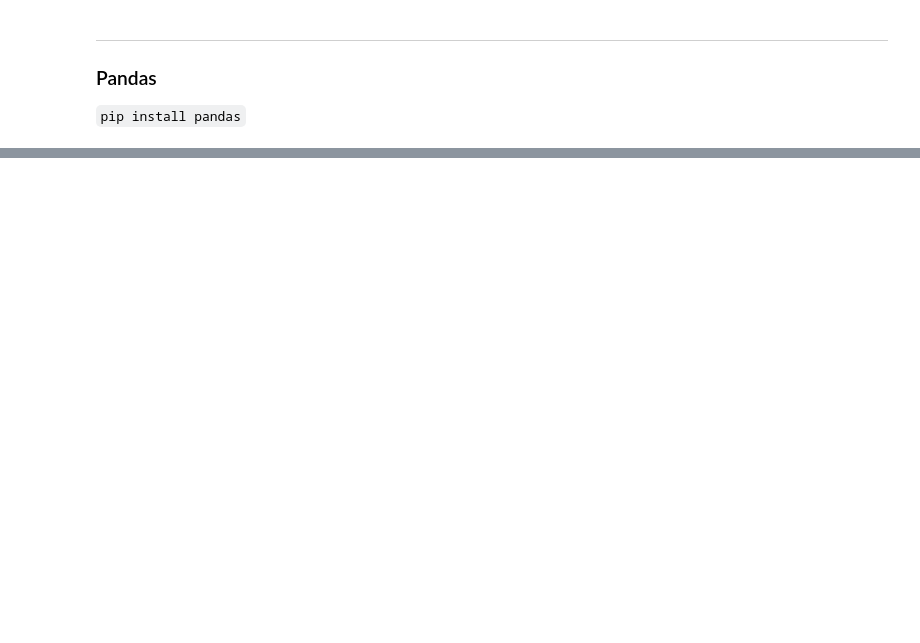
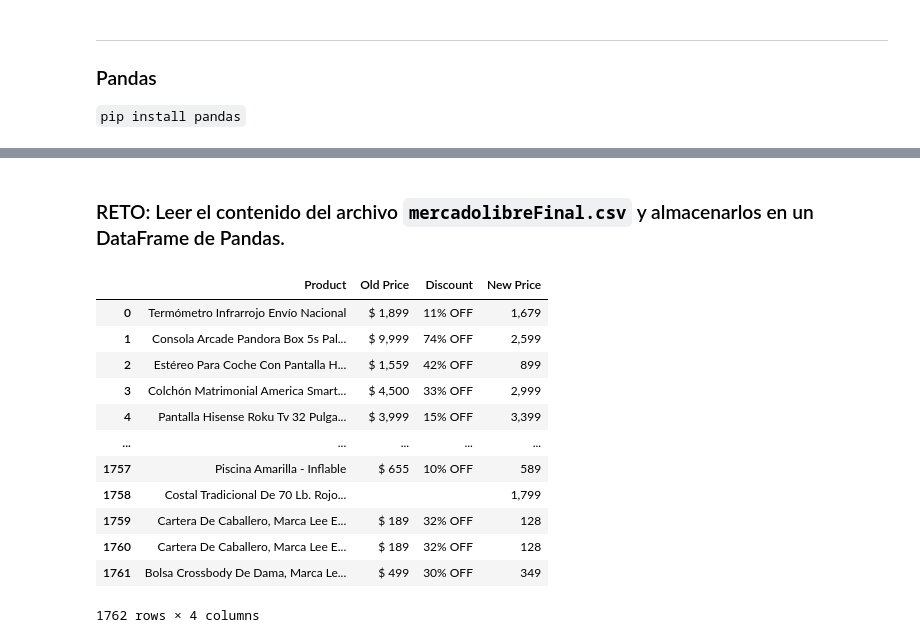
Before and after one commit to rctorr/bite-py-gdl-20-01, a Jupyter notebook: Sesion-08/Notas.ipynb, the cells around one changed output, grey strips where cells are left out. Cells and saved outputs as stored; diff of their text form; code cells hidden in the pictures; blank space fills up the shorter version.

```diff
--- a/Sesion-08/Notas.ipynb
+++ b/Sesion-08/Notas.ipynb
@@ -46,0 +189,31 @@ import pandas as pd
+# %% [markdown]
+### RETO: Leer el contenido del archivo `mercadolibreFinal.csv` y almacenarlos en un DataFrame de Pandas.
+# %%
+import csv
+import pandas as pd
+
+# Obtener datos de archivo csv.
+nomarch = "mercadolibreFinal.csv"
+with open(nomarch, encoding="utf-8") as arch:  # iso8859-1, latin1, latin-1
+    arch_csv = csv.reader(arch)
+    datos = list(arch_csv)
+
+# datos[0] -> encabezados
+
+df = pd.DataFrame(
+    datos[1:], columns=datos[0])
+df
+# %% [output]
+|  | Product | Old Price | Discount | New Price |
+| 0 | Termómetro Infrarrojo Envío Nacional | $ 1,899 | 11% OFF | 1,679 |
+| 1 | Consola Arcade Pandora Box 5s Pal... | $ 9,999 | 74% OFF | 2,599 |
+| 2 | Estéreo Para Coche Con Pantalla H... | $ 1,559 | 42% OFF | 899 |
+| 3 | Colchón Matrimonial America Smart... | $ 4,500 | 33% OFF | 2,999 |
+| 4 | Pantalla Hisense Roku Tv 32 Pulga... | $ 3,999 | 15% OFF | 3,399 |
+| ... | ... | ... | ... | ... |
+| 1757 | Piscina Amarilla - Inflable | $ 655 | 10% OFF | 589 |
+| 1758 | Costal Tradicional De 70 Lb. Rojo... |  |  | 1,799 |
+| 1759 | Cartera De Caballero, Marca Lee E... | $ 189 | 32% OFF | 128 |
+| 1760 | Cartera De Caballero, Marca Lee E... | $ 189 | 32% OFF | 128 |
+| 1761 | Bolsa Crossbody De Dama, Marca Le... | $ 499 | 30% OFF | 349 |
+1762 rows × 4 columns
```
Also changed, not shown: parts of 12 cells of this notebook, 5 other files.
